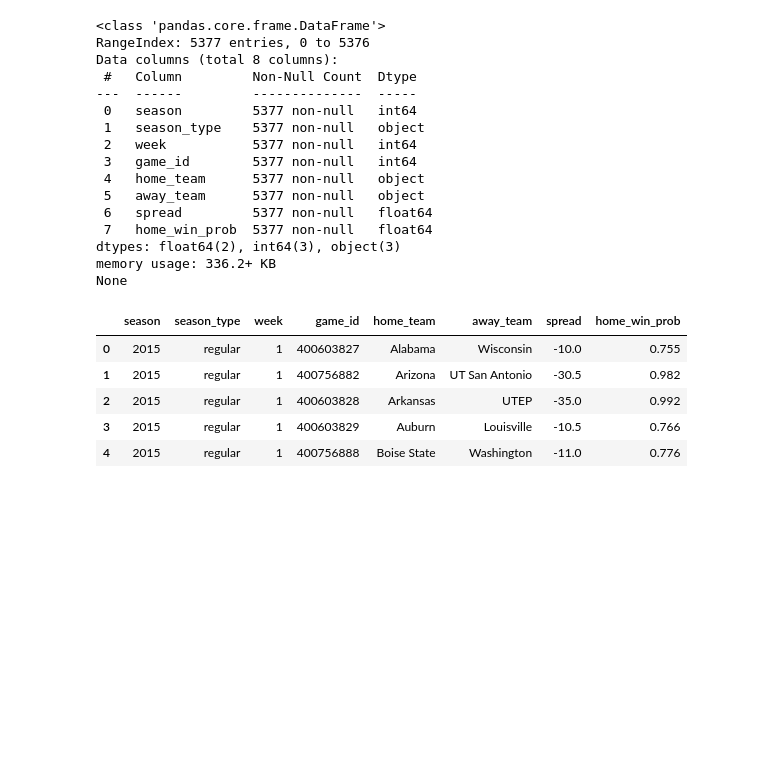
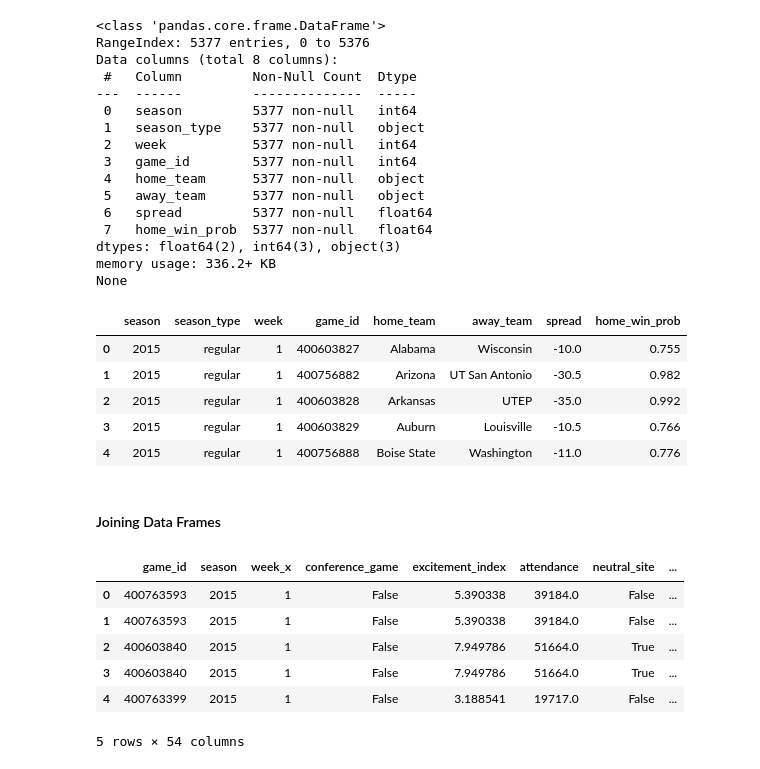
Before and after one commit to davidweck96/College-Football-Analysis, a Jupyter notebook: analysis.ipynb, the cells around one changed output. Saved outputs shown, nothing was run; the diff lists cells and outputs as text; code cells hidden in the pictures; blank space fills up the shorter version.

Commit message:
starting joining dataframes

```diff
--- a/analysis.ipynb
+++ b/analysis.ipynb
@@ -236,3 +236,18 @@ None
 | 2 | 2015 | regular | 1 | 400603828 | Arkansas | UTEP | -35.0 | 0.992 |
 | 3 | 2015 | regular | 1 | 400603829 | Auburn | Louisville | -10.5 | 0.766 |
 | 4 | 2015 | regular | 1 | 400756888 | Boise State | Washington | -11.0 | 0.776 |
+# %% [markdown]
+#### Joining Data Frames
+# %%
+game_stats_df = game_results_df.merge(adv_stats_df \
+                                      , how = 'inner'\
+                                      , on = 'game_id').dropna(axis = 0)
+game_stats_df.head()
+# %% [output]
+|  | game_id | season | week_x | conference_game | excitement_index | attendance | neutral_site | ... |
+| 0 | 400763593 | 2015 | 1 | False | 5.390338 | 39184.0 | False | ... |
+| 1 | 400763593 | 2015 | 1 | False | 5.390338 | 39184.0 | False | ... |
+| 2 | 400603840 | 2015 | 1 | False | 7.949786 | 51664.0 | True | ... |
+| 3 | 400603840 | 2015 | 1 | False | 7.949786 | 51664.0 | True | ... |
+| 4 | 400763399 | 2015 | 1 | False | 3.188541 | 19717.0 | False | ... |
+5 rows × 54 columns
```
